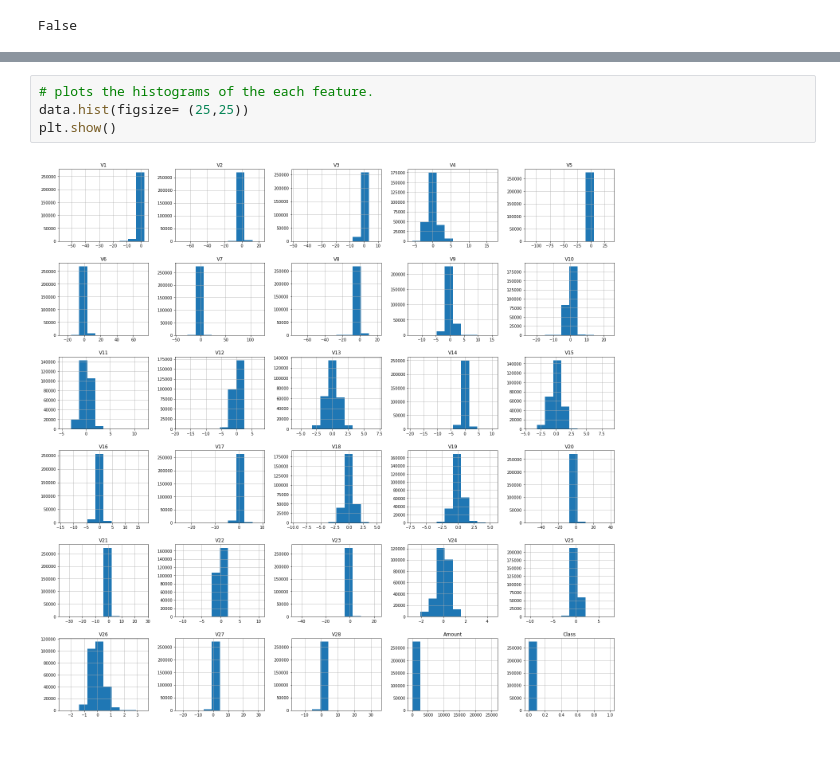
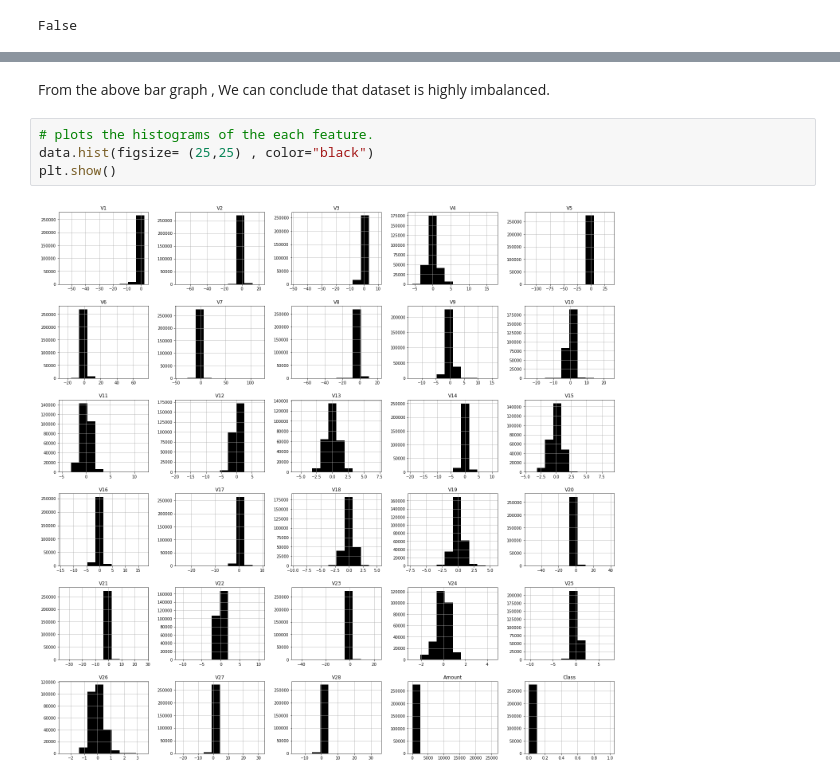
Before and after one commit to PHNPR/Credit-Card-Fraud-Detection, a Jupyter notebook: 1.Data Cleaning.ipynb, the cells around one changed output, grey strips where cells are left out. Drawn from its saved outputs; the diff is of its cells as text; blank space fills up the shorter version.

```diff
--- a/1.Data Cleaning.ipynb
+++ b/1.Data Cleaning.ipynb
@@ -63,8 +80,10 @@ False
+# %% [markdown]
+From the above bar graph , We can conclude that dataset is highly imbalanced.
 # %%
 # plots the histograms of the each feature.
-data.hist(figsize= (25,25))
+data.hist(figsize= (25,25) , color="black")
 plt.show()
 # %% [output]
-[figure, old version]
+[figure, new version]
 # %%
 # Plotting the Correlation Matrix
```
Also changed, not shown: parts of 17 cells of this notebook.
